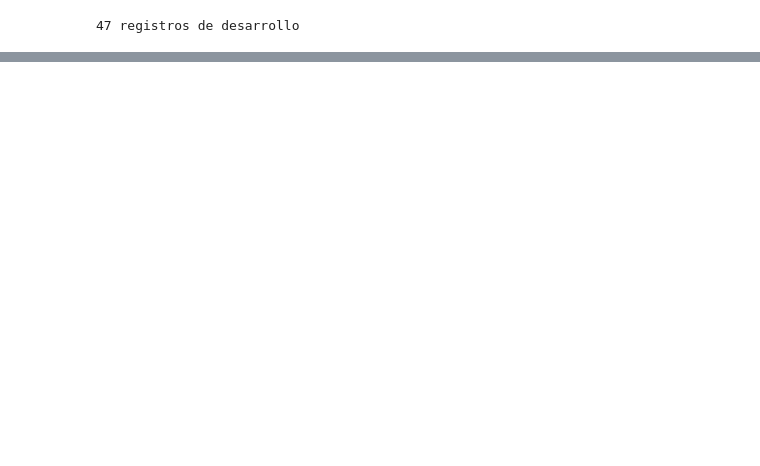
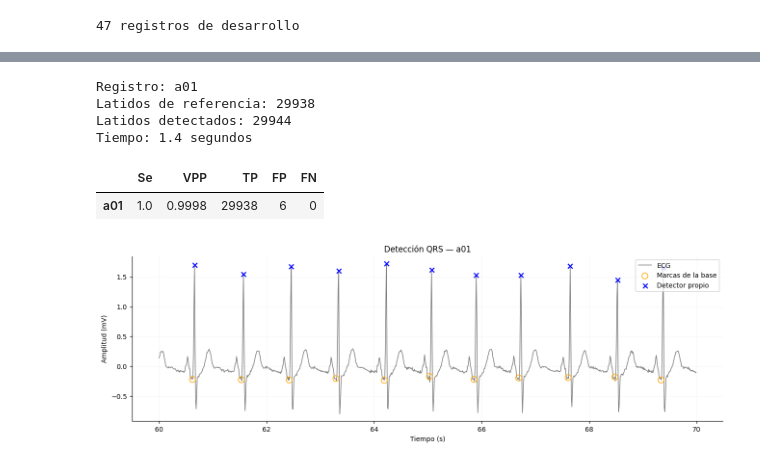
Before and after one commit to afrateitba/PSIB2026Q2-TPS-Grupo08-Frate-Tenca-Weizman, a Jupyter notebook: notebooks/08_qrs.ipynb, the cells around one changed output, grey strips where cells are left out. Saved outputs shown, nothing was run; the diff lists cells and outputs as text; code cells hidden in the pictures; blank space fills up the shorter version.

```diff
--- a/notebooks/08_qrs.ipynb
+++ b/notebooks/08_qrs.ipynb
@@ -39,0 +66,68 @@ print(len(DEV), "registros de desarrollo")
+# %%
+import time
+
+registro = "a01"
+assert registro in DEV
+
+ecg, fs = load_ecg(registro)
+referencia = load_qrs(registro)
+
+inicio = time.time()
+
+# El detector aplica internamente su preprocesamiento Pan–Tompkins.
+detectados = detect_r_peaks(ecg, fs)
+
+metricas = validate_against_reference(
+    detected=detectados,
+    reference=referencia,
+    fs=fs,
+    tol=0.10
+)
+
+print("Registro:", registro)
+print("Latidos de referencia:", len(referencia))
+print("Latidos detectados:", len(detectados))
+print(f"Tiempo: {time.time() - inicio:.1f} segundos")
+
+display(pd.DataFrame([metricas], index=[registro]))
+
+# Mostrar un tramo fijo de 10 segundos, sin elegirlo por el resultado.
+inicio_s, fin_s = 60, 70
+i, j = int(inicio_s * fs), int(fin_s * fs)
+
+ref_tramo = referencia[(referencia >= i) & (referencia < j)]
+det_tramo = detectados[(detectados >= i) & (detectados < j)]
+
+plt.figure(figsize=(12, 4))
+plt.plot(
+    np.arange(i, j) / fs,
+    ecg[i:j],
+    color="gray",
+    linewidth=1,
+    label="ECG"
+)
+plt.scatter(
+    ref_tramo / fs, ecg[ref_tramo],
+    marker="o", facecolors="none", edgecolors="orange",
+    s=65, label="Marcas de la base", zorder=3
+)
+plt.scatter(
+    det_tramo / fs, ecg[det_tramo],
+    marker="x", color="blue",
+    s=40, label="Detector propio", zorder=4
+)
+plt.xlabel("Tiempo (s)")
+plt.ylabel("Amplitud (mV)")
+plt.title(f"Detección QRS — {registro}")
+plt.legend()
+plt.grid(alpha=0.25)
+plt.tight_layout()
+plt.show()
+# %% [output]
+Registro: a01
+Latidos de referencia: 29938
+Latidos detectados: 29944
+Tiempo: 1.4 segundos
+|  | Se | VPP | TP | FP | FN |
+| a01 | 1.0 | 0.9998 | 29938 | 6 | 0 |
+[figure, added]
```
Also changed, not shown: parts of 19 cells of this notebook.
